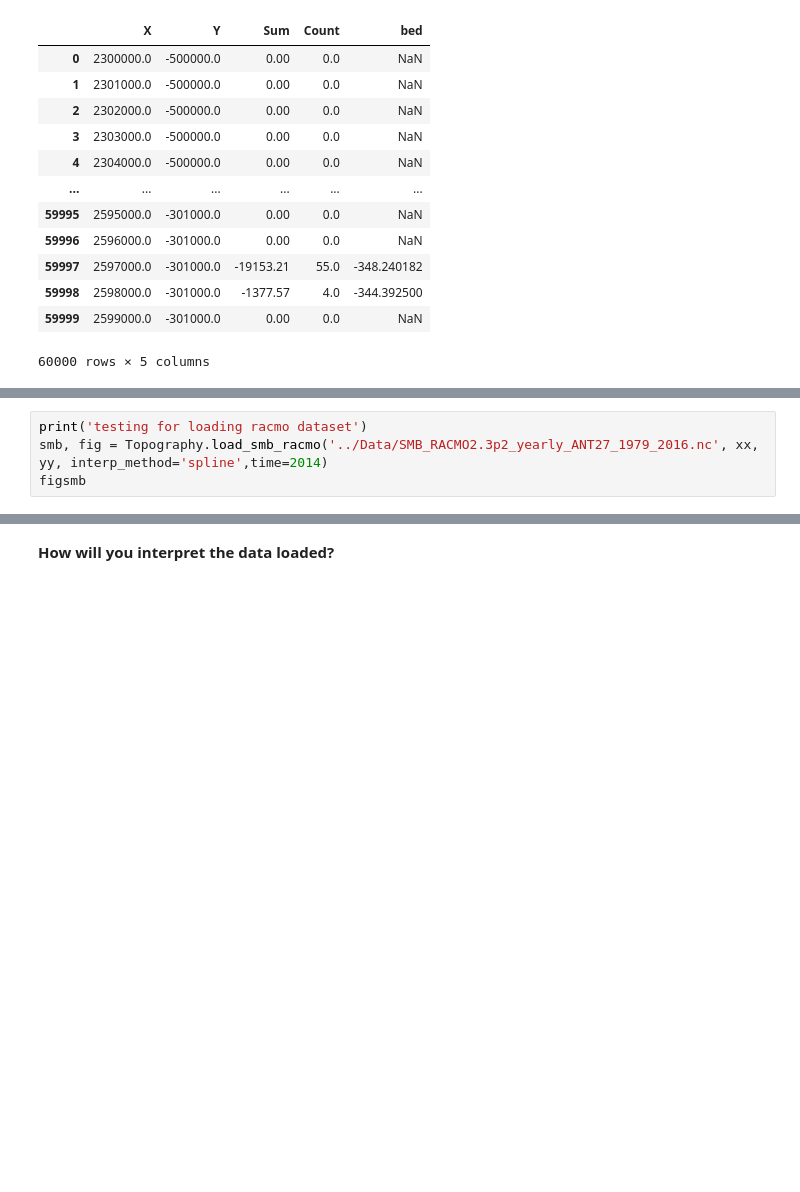
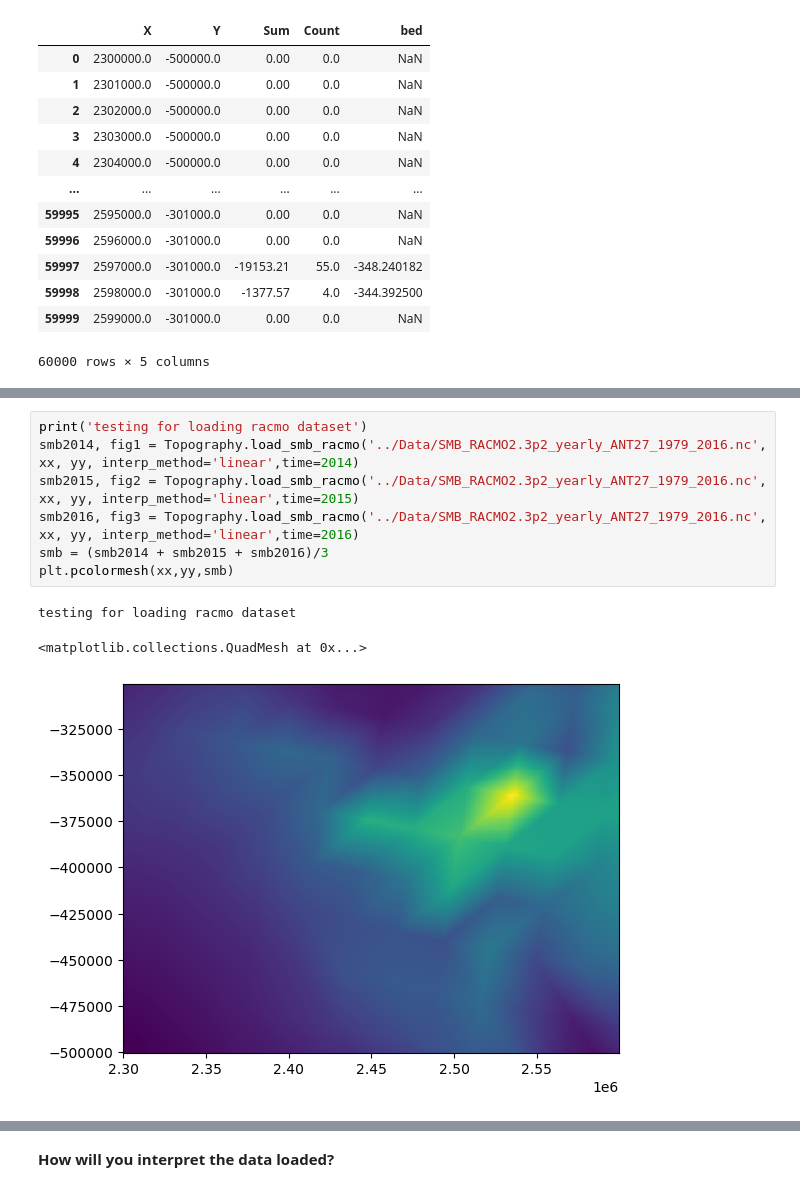
Before and after one commit to NiyaShao/geostatisticalMCMC, a Jupyter notebook: Tutorials/T1_Answer.ipynb, the cells around one changed output, grey strips where cells are left out. Cells and saved outputs as stored; diff of their text form; blank space fills up the shorter version.

```diff
--- a/Tutorials/T1_Answer.ipynb
+++ b/Tutorials/T1_Answer.ipynb
@@ -131,7 +131,14 @@ figdhdt
 # %%
 print('testing for loading racmo dataset')
-smb, fig = Topography.load_smb_racmo('../Data/SMB_RACMO2.3p2_yearly_ANT27_1979_2016.nc', xx, yy, interp_method='spline',time=2014)
-figsmb
+smb2014, fig1 = Topography.load_smb_racmo('../Data/SMB_RACMO2.3p2_yearly_ANT27_1979_2016.nc', xx, yy, interp_method='linear',time=2014)
+smb2015, fig2 = Topography.load_smb_racmo('../Data/SMB_RACMO2.3p2_yearly_ANT27_1979_2016.nc', xx, yy, interp_method='linear',time=2015)
+smb2016, fig3 = Topography.load_smb_racmo('../Data/SMB_RACMO2.3p2_yearly_ANT27_1979_2016.nc', xx, yy, interp_method='linear',time=2016)
+smb = (smb2014 + smb2015 + smb2016)/3
+plt.pcolormesh(xx,yy,smb)
+# %% [output]
+testing for loading racmo dataset
+<matplotlib.collections.QuadMesh at 0x...>
+[figure, added]
 # %%
 print('testing for loading BedMachine dataset')
 bm_mask, bm_source, bm_bed, bm_surface, bm_errbed, figbm = Topography.load_bedmachine('../../Data/BedMachineAntarctica-v3.nc', xx, yy)
```
Also changed, not shown: parts of 22 cells of this notebook, 16 other files.
